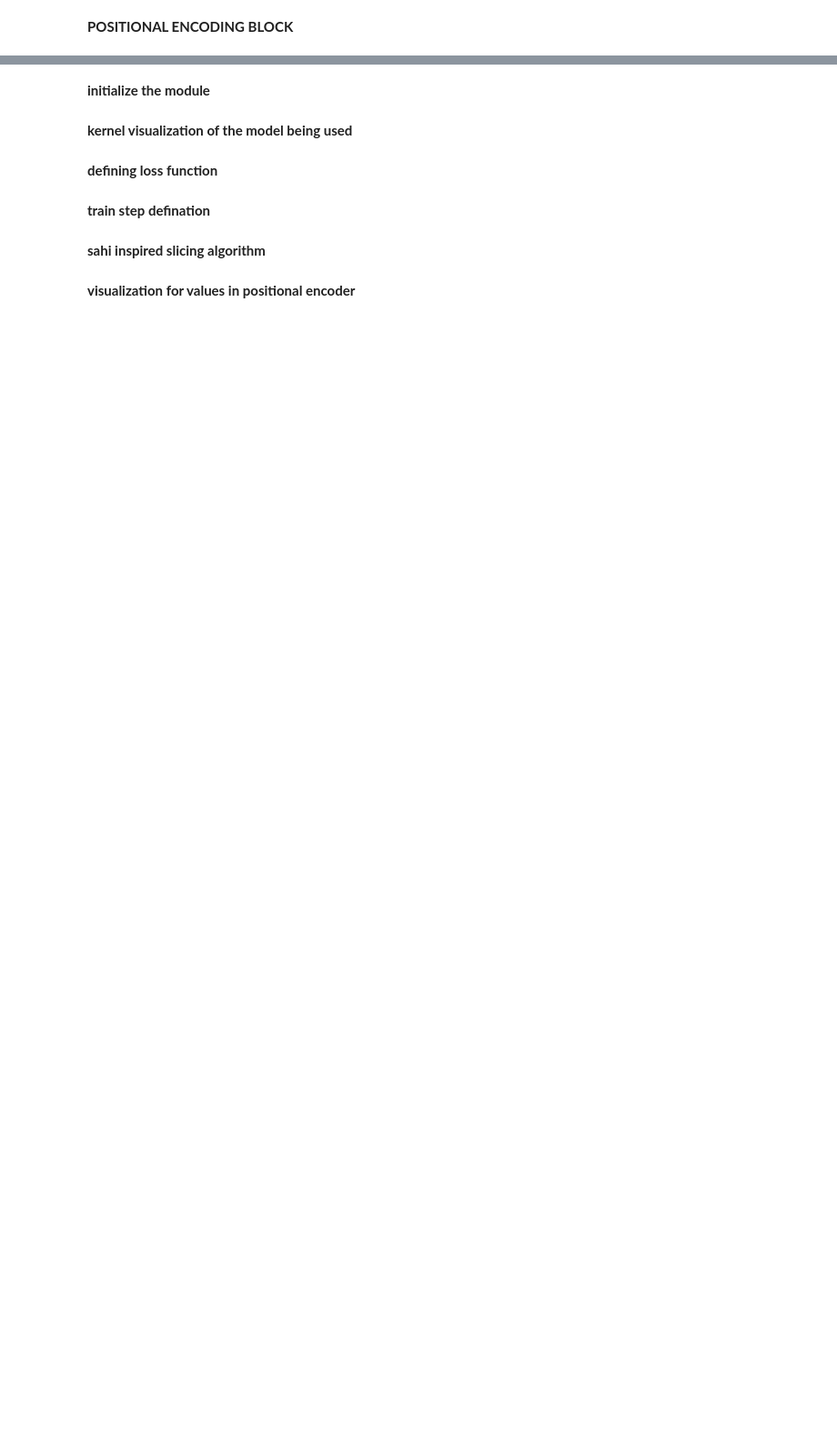
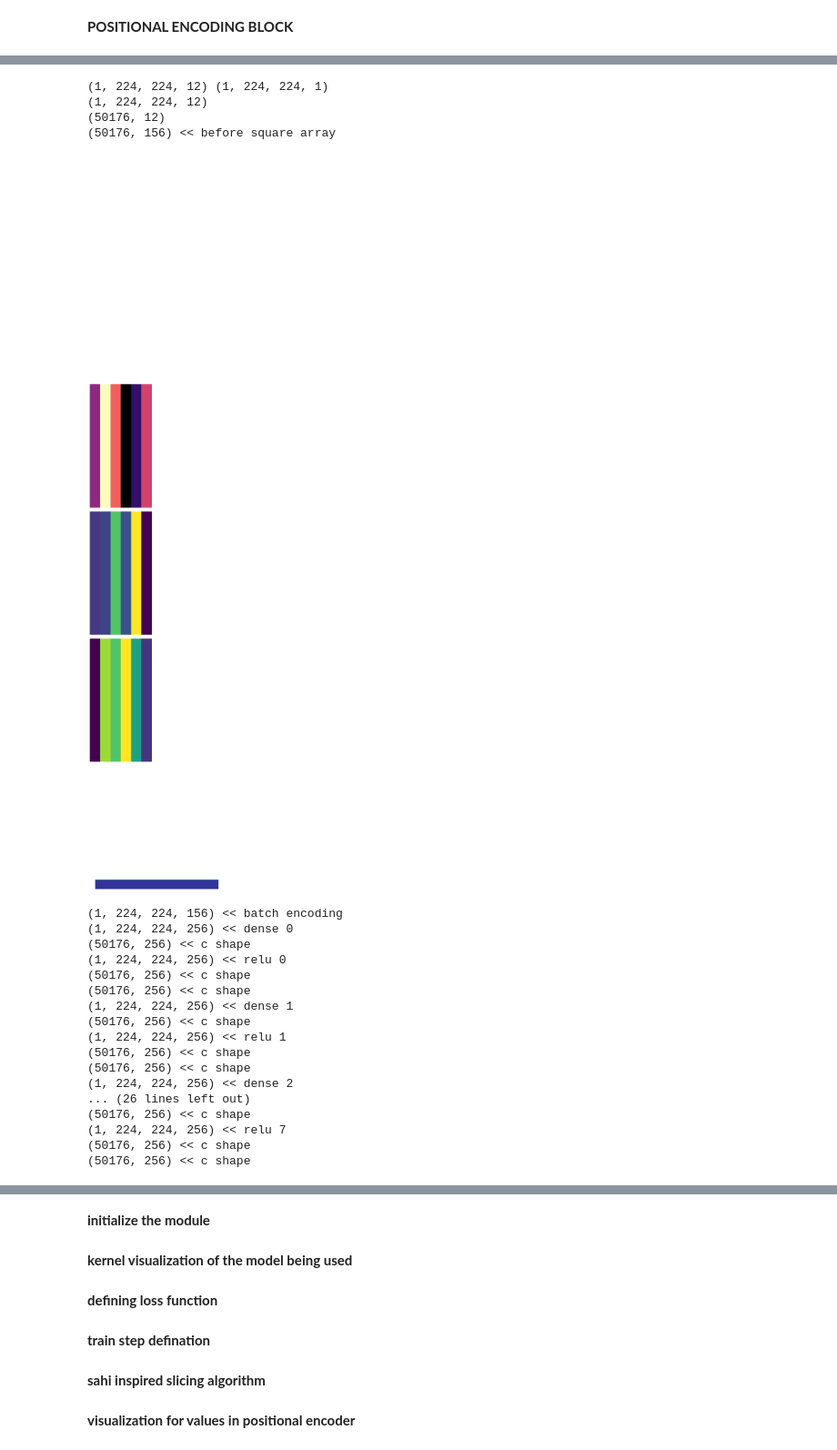
Before and after one commit to 1kaiser/jax-unet, a Jupyter notebook: MLP_TreeCover_JAX.ipynb, the cells around one changed output, grey strips where cells are left out. Shown at 91% size. Drawn from its saved outputs; the diff is of its cells as text; code cells hidden in the pictures; blank space fills up the shorter version.

```diff
--- a/MLP_TreeCover_JAX.ipynb
+++ b/MLP_TreeCover_JAX.ipynb
@@ -324,3 +345,76 @@ class MLPModel(nn.Module):
       x = nn.Dense(1, dtype = self.dtype, precision= self.precision)(x)
       return x
 ##########################################<< MLP MODEL >>#########################################
+# %%
+
+##########################################<< MLP MODEL >>#########################################
+class MLPModel(nn.Module):
+    dtype: Any = jnp.float32
+    precision: Any = lax.Precision.DEFAULT
+    apply_positional_encoding: bool = apply_positional_encoding
+    @nn.compact
+    def __call__(self, input_points):
+      x = batch_encoded(input_points) if self.apply_positional_encoding else input_points
+      print(x.shape,"<< batch encoding")
+      f, axarr = plt.subplots(ndl, sharex=True, figsize=(20, 80))
+      plt.tight_layout()
+      for i in range(ndl):
+          x = nn.Dense(dlw, dtype = self.dtype, precision = self.precision)(x)
+          print(x.shape,"<< dense",i)                                     ################
+          c = x.reshape((x.shape[0]* x.shape[1]* x.shape[2], x.shape[3])) ################
+          # axarr[i].axis('off')                                          ################
+          axarr[i].imshow(SquareArray(c), cmap = 'magma' )                ################
+          print(c.shape,"<< c shape")                                     ################
+          x = nn.relu(x)
+          x = jnp.concatenate([x, input_points], axis=-1) if i == 4 else x
+      plt.tight_layout()
+      plt.axis('off')
+      plt.show()
+      x = nn.Dense(1, dtype = self.dtype, precision= self.precision)(x)
+      return x
+##########################################<< MLP MODEL >>#########################################
+
+def Create_train_state(r_key, model, shape, learning_rate ) -> train_state.TrainState:
+    print(shape)
+    variables = model.init(r_key, jnp.ones(shape))
+    optimizer = optax.adam(learning_rate)
+    return train_state.TrainState.create(
+        apply_fn = model.apply,
+        tx=optimizer,
+        params=variables['params']
+    )
+
+learning_rate = 1e-4
+model = MLPModel() # Instantiate the Model
+
+
+batches = data_stream(0, no_of_batches)
+batches = slicedImageInput(get_slice_bboxes(batches[0].shape[1], batches[0].shape[2])[0], batches)
+newsize = (batches[0].shape[1], batches[0].shape[2])
+rng = jax.random.PRNGKey(0)
+BATCH, H, W, Channels = batches[0].shape
+state = Create_train_state( rng, model, (BATCH, H, W, Channels ), learning_rate )
+# %% [output]
+(1, 224, 224, 12) (1, 224, 224, 1)
+(1, 224, 224, 12)
+(50176, 12)
+(50176, 156) << before square array
+[figure, added]
+[figure, added]
+(1, 224, 224, 156) << batch encoding
+(1, 224, 224, 256) << dense 0
+(50176, 256) << c shape
+(1, 224, 224, 256) << relu 0
+(50176, 256) << c shape
+(50176, 256) << c shape
+(1, 224, 224, 256) << dense 1
+(50176, 256) << c shape
+(1, 224, 224, 256) << relu 1
+(50176, 256) << c shape
+(50176, 256) << c shape
+(1, 224, 224, 256) << dense 2
+... (26 lines left out)
+(50176, 256) << c shape
+(1, 224, 224, 256) << relu 7
+(50176, 256) << c shape
+(50176, 256) << c shape
```
Also changed, not shown: parts of 6 cells of this notebook.
